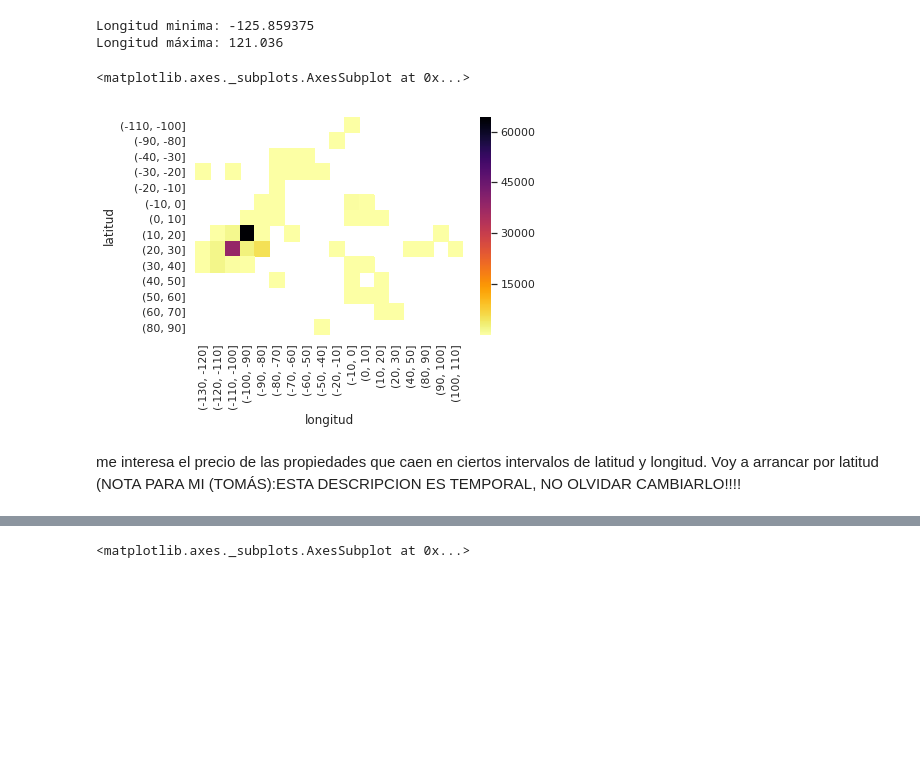
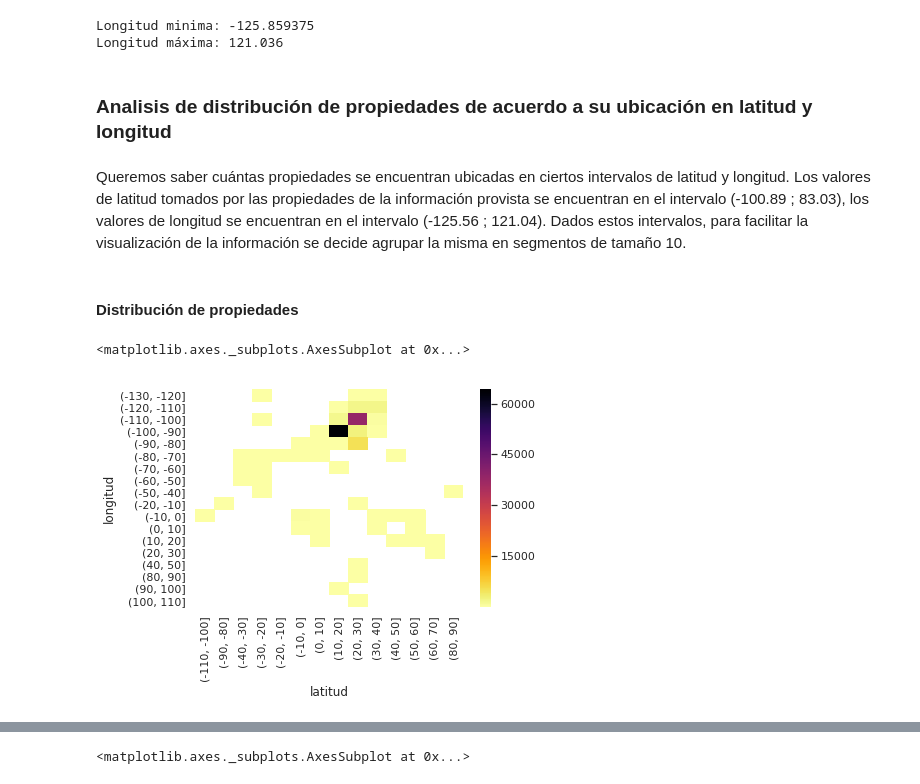
Before and after one commit to tomasSabao/TP1-OrganizacionDeDatos, a Jupyter notebook: 27-9 dario.ipynb, the cells around one changed output, grey strips where cells are left out. Cells and saved outputs as stored; diff of their text form; code cells hidden in the pictures; blank space fills up the shorter version.

```diff
--- a/27-9 dario.ipynb
+++ b/27-9 dario.ipynb
@@ -837,19 +837,22 @@ print("Longitud máxima: "+ str(long_max))
 # %% [output]
 Longitud minima: -125.859375
 Longitud máxima: 121.036
+# %% [markdown]
+### Analisis de distribución de propiedades de acuerdo a su ubicación en latitud y longitud
+# %% [markdown]
+Queremos saber cuántas propiedades se encuentran ubicadas en ciertos intervalos de latitud y longitud. Los valores de latitud tomados por las propiedades de la información provista se encuentran en el intervalo (-100.89 ; 83.03), los valores de longitud se encuentran en el intervalo (-125.56 ; 121.04). Dados estos intervalos, para facilitar la visualización de la información se decide agrupar la misma en segmentos de tamaño 10.
+# %% [markdown]
+#### Distribución de propiedades
 # %%
 #análisis de cantidad de propiedades segun latitud y longitud
 df_pos_lat_lng=df.groupby([pd.cut(df["lat"],np.arange(-110,100,10)),pd.cut(df['lng'],np.arange(-130,120,10))])
 df_pos_lat_lng=df_pos_lat_lng.size()
 df_pos_lat_lng=df_pos_lat_lng.reset_index(level=[0,1])
 df_pos_lat_lng.columns=['latitud','longitud','cant de propiedades']
 df_pos_lat_lng
 #nota: HM==heatmap
-HM_data1=pd.pivot_table(df_pos_lat_lng,values='cant de propiedades',index='latitud',columns='longitud')
+HM_data1=pd.pivot_table(df_pos_lat_lng,values='cant de propiedades',index='longitud',columns='latitud')
 sns.heatmap(HM_data1,cmap='inferno_r')
 # %% [output]
 <matplotlib.axes._subplots.AxesSubplot at 0x...>
-[figure, old version]
+[figure, new version]
-# %% [markdown]
-me interesa el precio de las propiedades que caen en ciertos intervalos de latitud y longitud. Voy a arrancar por latitud
-(NOTA PARA MI (TOMÁS):ESTA DESCRIPCION ES TEMPORAL, NO OLVIDAR CAMBIARLO!!!!
```
Also changed, not shown: parts of 23 cells of this notebook.
